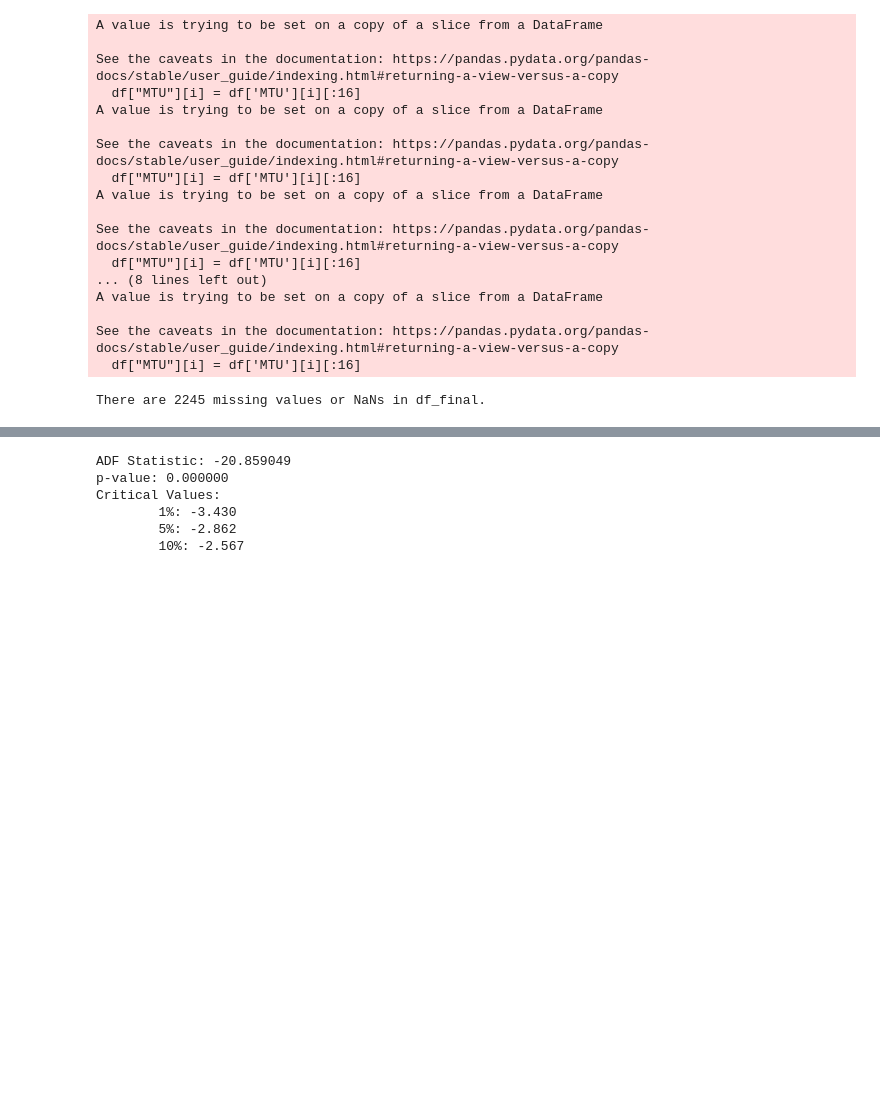
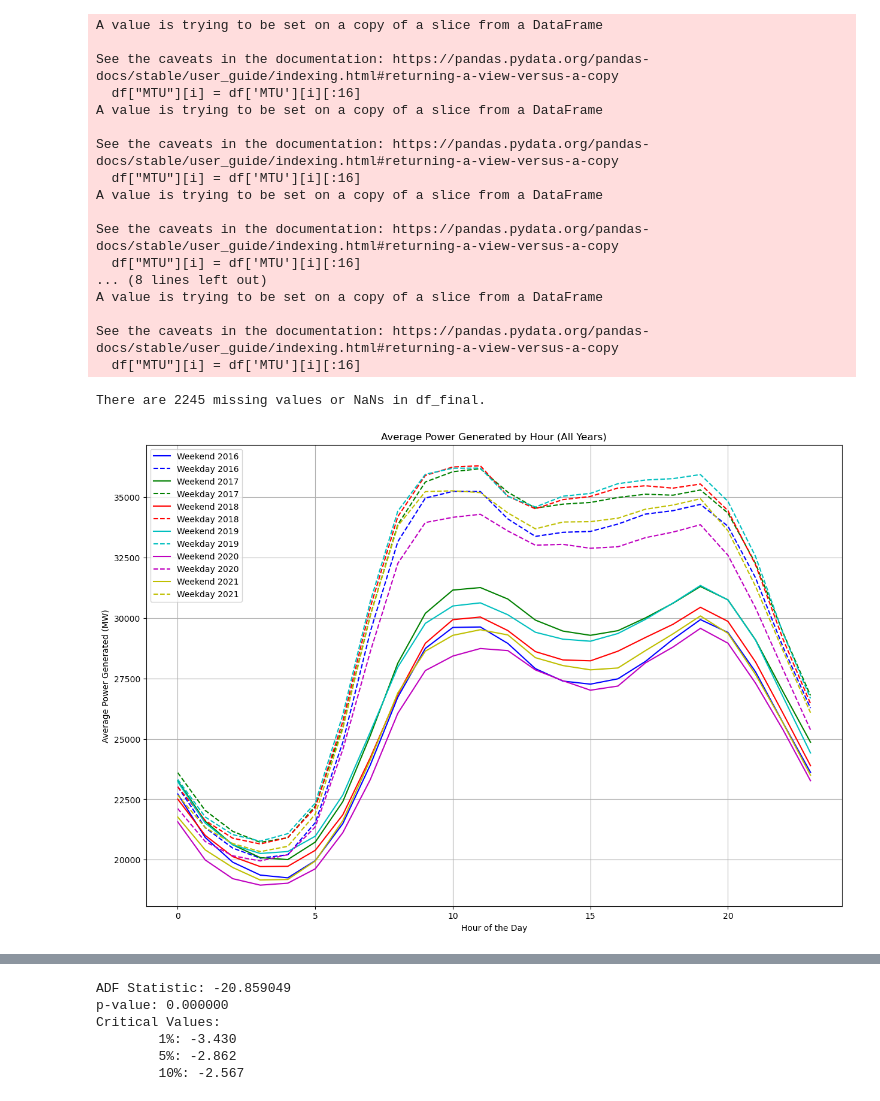
Before and after one commit to lorenzrossi/Thesis, a Jupyter notebook: src/DATA_DESC.ipynb, the cells around one changed output, grey strips where cells are left out. Saved outputs shown, nothing was run; the diff lists cells and outputs as text; code cells hidden in the pictures; blank space fills up the shorter version.

```diff
--- a/src/DATA_DESC.ipynb
+++ b/src/DATA_DESC.ipynb
@@ -172,0 +277,39 @@ data = data.dropna()
+# %%
+# Get all unique years in the dataset
+years = data.index.year.unique()
+
+# Define energy source as 'total_aggregated'
+energy_source = ['total_aggregated']
+
+# Define colors for each year
+colors = ['b', 'g', 'r', 'c', 'm', 'y', 'k']
+
+# Initialize plot
+fig, ax = plt.subplots(figsize=(15, 10))
+
+# Iterate through each year
+for idx, year in enumerate(years):
+    # Filter data for the current year
+    year_data = data[data.index.year == year]
+
+    # Separate weekend and weekday data
+    weekend_data = year_data[(year_data['weekend'] == 1) | (year_data['weekend'] == 2)]
+    weekday_data = year_data[year_data['weekend'] == 0]
+
+    # Calculate average hourly values for weekends and weekdays
+    avg_hourly_data_weekend = weekend_data.groupby(weekend_data.index.hour)[energy_source].mean()
+    avg_hourly_data_weekday = weekday_data.groupby(weekday_data.index.hour)[energy_source].mean()
+
+    # Add lines to the plot for each year
+    ax.plot(avg_hourly_data_weekend.index, avg_hourly_data_weekend[energy_source], label=f'Weekend {year}', color=colors[idx % len(colors)])
+    ax.plot(avg_hourly_data_weekday.index, avg_hourly_data_weekday[energy_source], label=f'Weekday {year}', color=colors[idx % len(colors)], linestyle='--')
+
+# Set plot parameters and show the plot
+ax.set_xlabel('Hour of the Day')
+ax.set_ylabel('Average Power Generated (MW)')
+ax.set_title('Average Power Generated by Hour (All Years)')
+ax.legend()
+ax.grid(True)
+plt.show()
+# %% [output]
+[figure, added]
```
Also changed, not shown: parts of 27 cells of this notebook, 4 other files.
